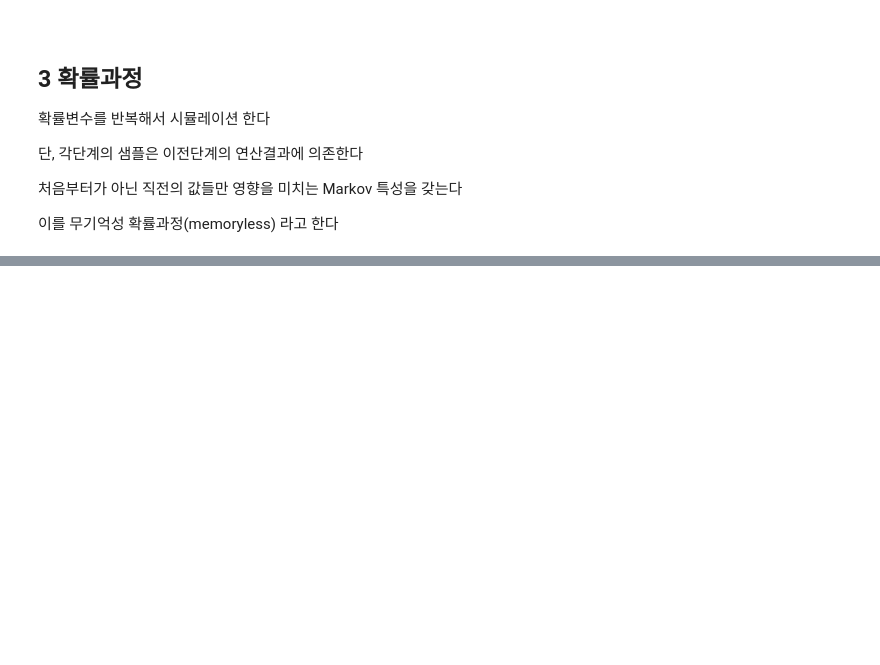
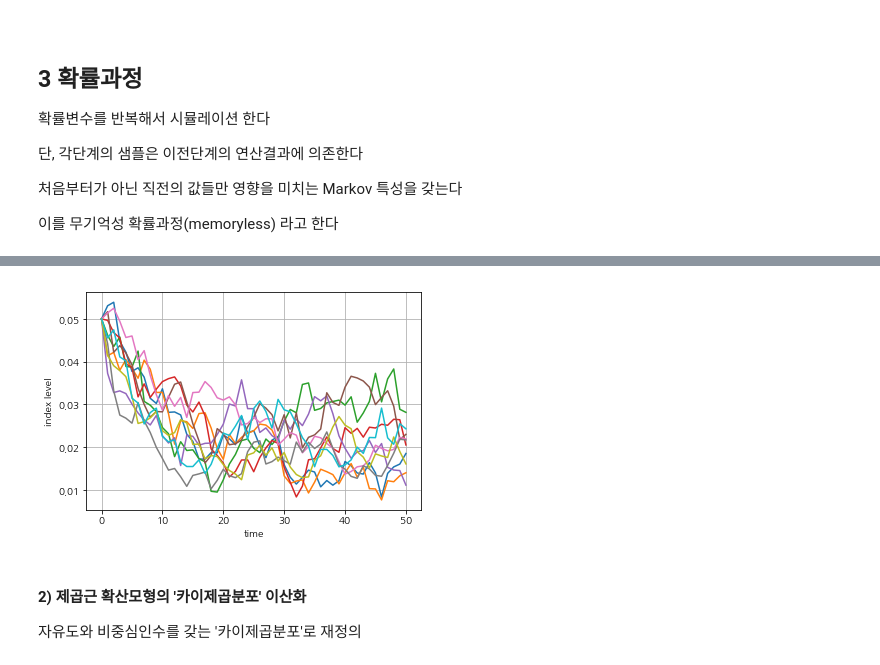
Before and after one commit to YongBeomKim/Finance, a Jupyter notebook: 07.Stochastic.ipynb, the cells around one changed output, grey strips where cells are left out. Cells and saved outputs as stored; diff of their text form; code cells hidden in the pictures; blank space fills up the shorter version.

```diff
--- a/07.Stochastic.ipynb
+++ b/07.Stochastic.ipynb
@@ -199,0 +286,12 @@ Geometric Brownian Motion
+# %%
+# Simulated square-root diffusion paths (Euler scheme)
+# 현재값이, 장기평균(3년국채 이자율) 0.02보다 높으므로,
+# 표류경향(drift)은 음수가 되고, 장기평균으로 수렴함을 알 수 있다
+plt.plot(x1[:, :10], lw=1.5)
+plt.xlabel('time'); plt.ylabel('index level')
+plt.grid(True)
+# %% [output]
+[figure, added]
+# %% [markdown]
+#### 2) 제곱근 확산모형의 '카이제곱분포' 이산화
+자유도와 비중심인수를 갖는 '카이제곱분포'로 재정의
```
Also changed, not shown: parts of 110 cells of this notebook.
